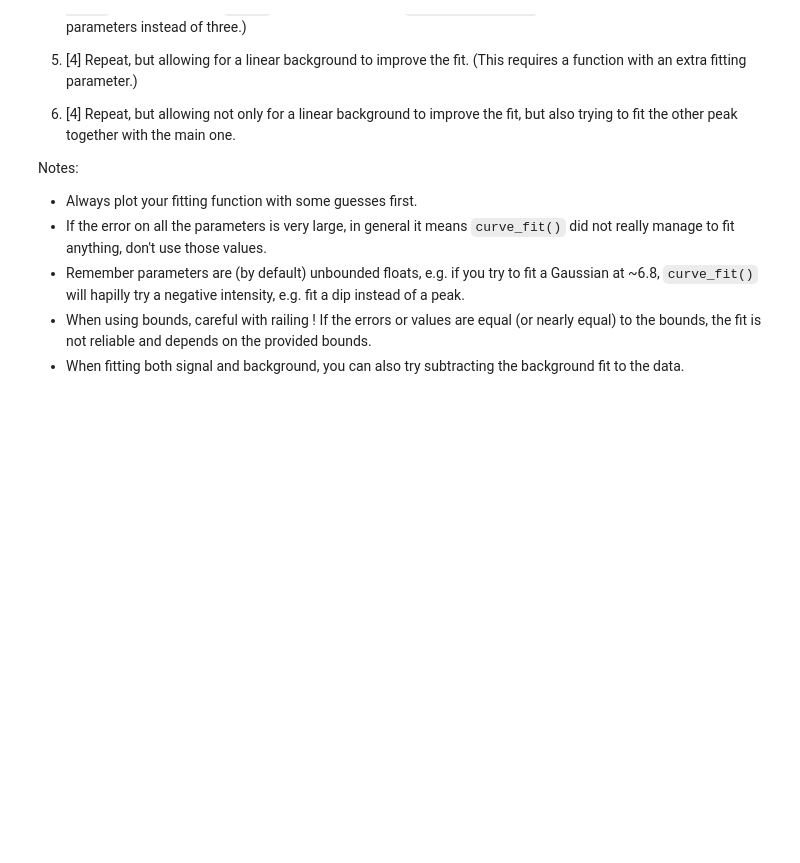
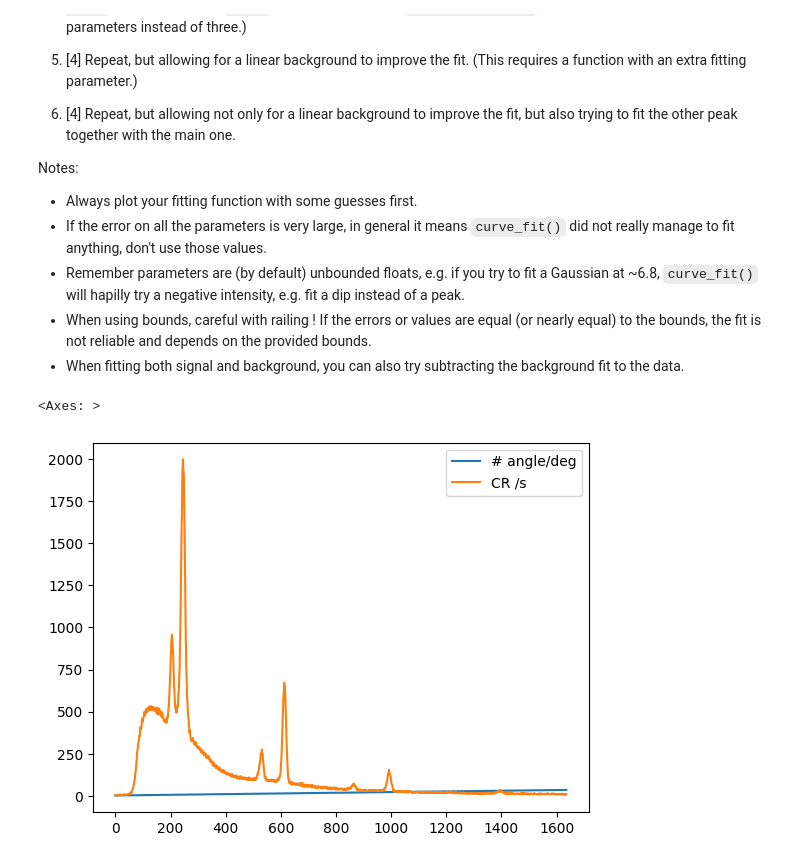
Before and after one commit to PX2145-2025/week-4-b-hughesethan, a Jupyter notebook: Curvefit.ipynb, the cells around one changed output. Cells and saved outputs as stored; diff of their text form; code cells hidden in the pictures; blank space fills up the shorter version.

```diff
--- a/Curvefit.ipynb
+++ b/Curvefit.ipynb
@@ -275,3 +273,10 @@ Notes:
   - Remember parameters are (by default) unbounded floats, e.g. if you try to fit a Gaussian at ~6.8, `curve_fit()` will hapilly try a negative intensity, e.g. fit a dip instead of a peak.
   - When using bounds, careful with railing ! If the errors or values are equal (or nearly equal) to the bounds, the fit is not reliable and depends on the provided bounds.
   - When fitting both signal and background, you can also try subtracting the background fit to the data.
+# %%
+import pandas as pd # useful for reading csv data files
+df = pd.read_csv('XRD_data_Mo_anode.csv', skiprows= 1)
+df.plot()
+# %% [output]
+<Axes: >
+[figure, added]
```
Also changed, not shown: parts of 1 cell of this notebook.
